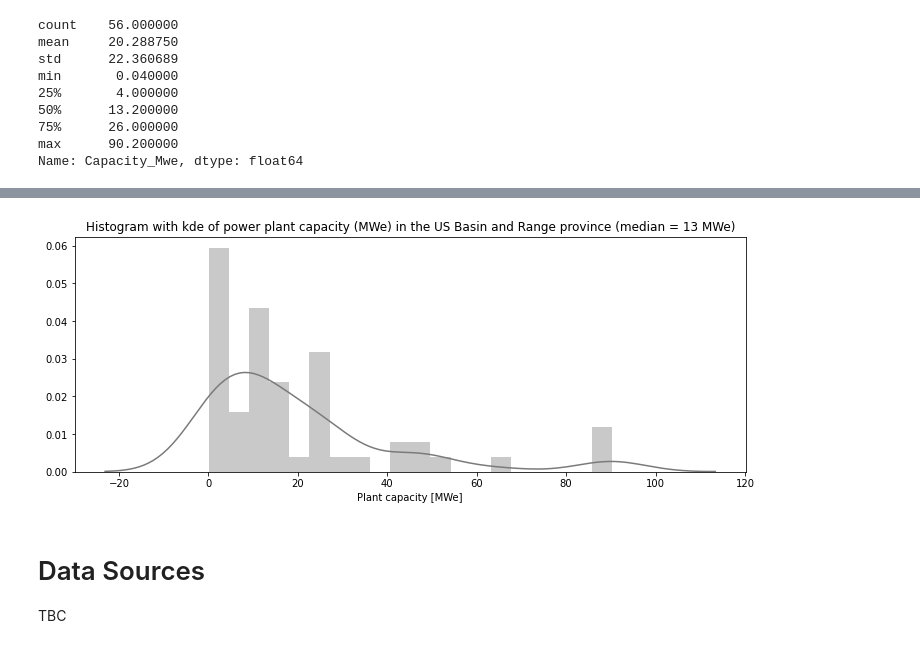
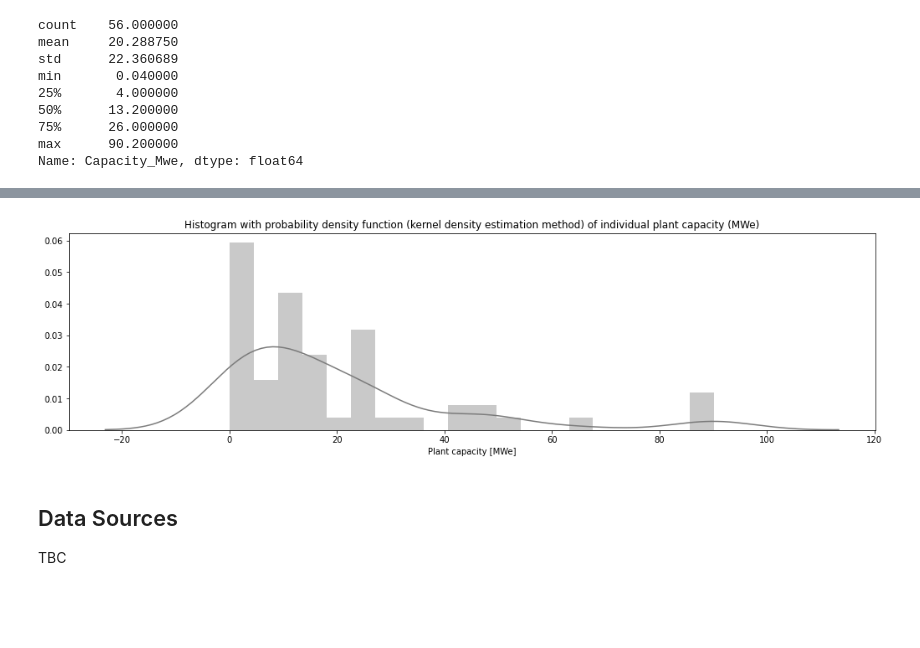
Before and after one commit to ICWallis/geothermal-cookbook, a Jupyter notebook: development-US-Basin-and-Range.ipynb, the cells around one changed output, grey strips where cells are left out. Drawn from its saved outputs; the diff is of its cells as text; code cells hidden in the pictures; blank space fills up the shorter version.

```diff
--- a/development-US-Basin-and-Range.ipynb
+++ b/development-US-Basin-and-Range.ipynb
@@ -271,23 +223,23 @@ plt.show()
 # %%
 plt.figure(
-    figsize=(10,4),
+    figsize=(14,4),
     constrained_layout=True,
 )
 
 sns.distplot(
     plants.Capacity_Mwe,
     bins = 20,
     color = '#7a7a7a',
 )
 
-plt.title('Histogram with kde of power plant capacity (MWe) in the US Basin and Range province (median = 13 MWe)')
+plt.title('Histogram with probability density function (kernel density estimation method) of individual plant capacity (MWe)')
 
 plt.xlabel('Plant capacity [MWe]')
 
 plt.show()
 # %% [output]
-[figure, old version]
+[figure, new version]
 # %% [markdown]
-# Data Sources
+## Data Sources
 
 TBC
```
Also changed, not shown: parts of 15 cells of this notebook.
